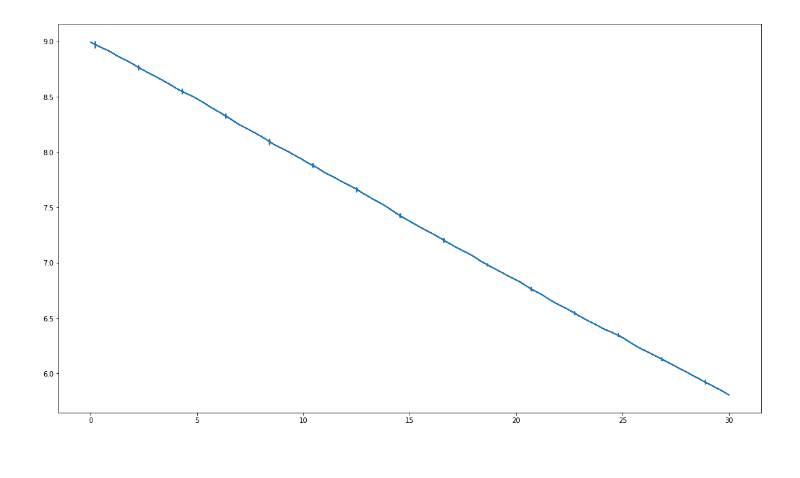
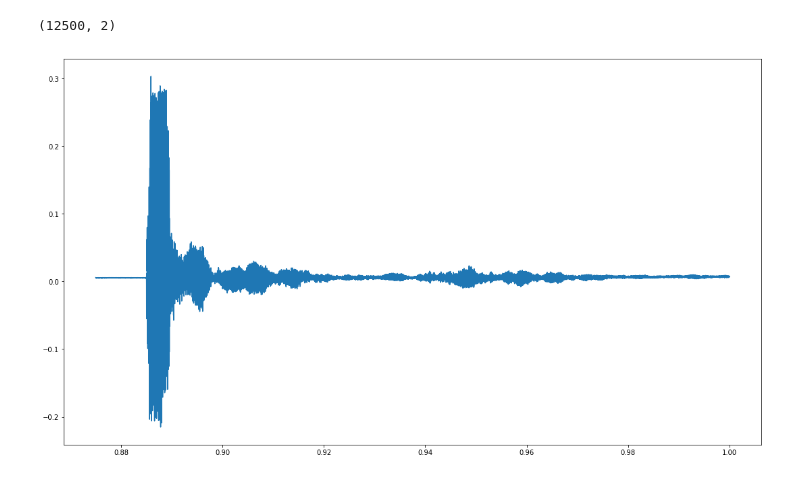
Before and after one commit to AUV-IITK/acoustic_processing, a Jupyter notebook: AnalysingHydrophonesRecording.ipynb, the cells around one changed output. Saved outputs shown, nothing was run; the diff lists cells and outputs as text; code cells hidden in the pictures.

```diff
--- a/AnalysingHydrophonesRecording.ipynb
+++ b/AnalysingHydrophonesRecording.ipynb
@@ -63,7 +66,10 @@ def plot_graph(data):
-# %%
-plot_graph(first_channel_rec)
-# %% [output]
-[figure, removed]
+# %%
+plot_graph(first_channel_rec)
+first_channel_rec_cleaned = first_channel_rec[87500:100000,:]
+np.shape(first_channel_rec_cleaned)
+# %% [output]
+(12500, 2)
+[figure, added]
 # %%
 plot_graph(second_channel_rec)
 # %% [output]
```
Also changed, not shown: parts of 15 cells of this notebook.
